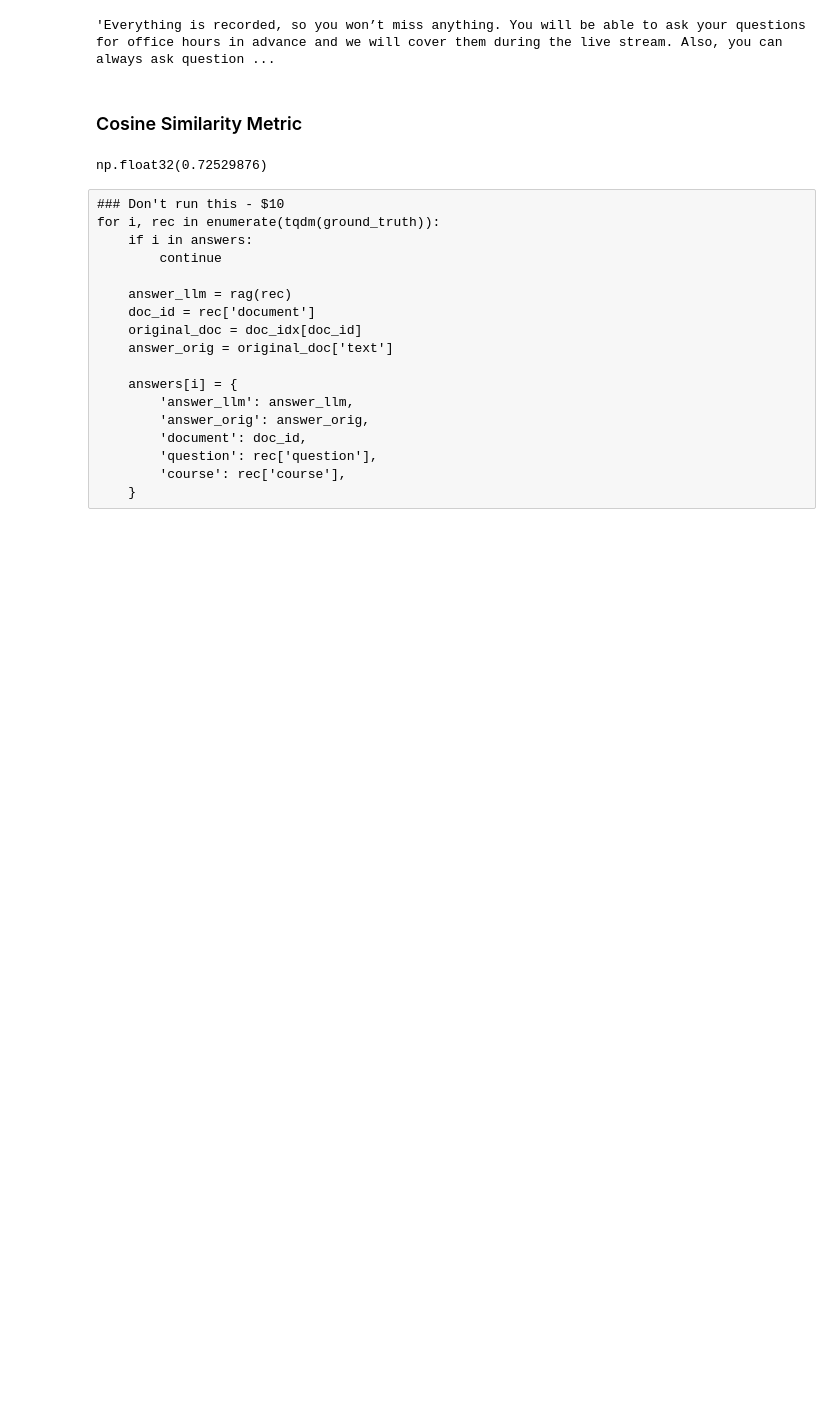
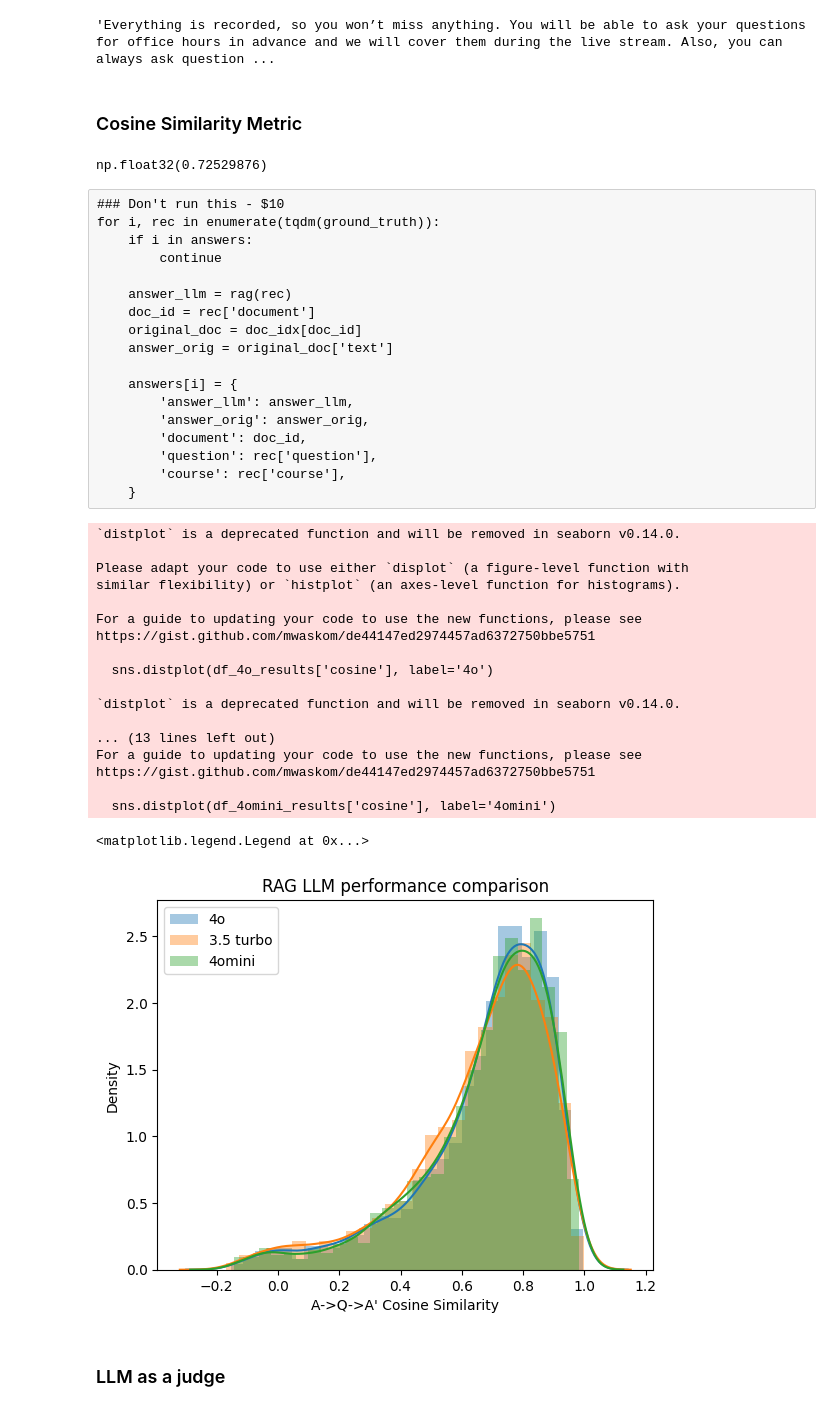
Before and after one commit to eadka/LLMcourseDT, a Jupyter notebook: 03-evaluation/03_offline_rag_evaluation.ipynb, the cells around one changed output. Saved outputs shown, nothing was run; the diff lists cells and outputs as text; code cells hidden in the pictures; blank space fills up the shorter version.

```diff
--- a/03-evaluation/03_offline_rag_evaluation.ipynb
+++ b/03-evaluation/03_offline_rag_evaluation.ipynb
@@ -183,3 +184,14 @@ for i, rec in enumerate(tqdm(ground_truth)):
         'question': rec['question'],
         'course': rec['course'],
     }
+# %%
+# Loading the results from AG's files
+
+results_4o_url = url_prefix + 'rag_evaluation/data/results-gpt4o-cosine.csv'
+results_4omini_url = url_prefix + 'rag_evaluation/data/results-gpt4o-mini-cosine.csv'
+results_35_turbo_url = url_prefix + 'rag_evaluation/data/results-gpt35-cosine.csv'
+# %%
+#
+df_4o_results = pd.read_csv(results_4o_url)
+df_4omini_results = pd.read_csv(results_4omini_url)
+df_35turbo_results = pd.read_csv(results_35_turbo_url)
@@ -185,0 +201,30 @@ for i, rec in enumerate(tqdm(ground_truth)):
+# %%
+sns.distplot(df_4o_results['cosine'], label='4o')
+sns.distplot(df_35turbo_results['cosine'], label='3.5 turbo')
+sns.distplot(df_4omini_results['cosine'], label='4omini')
+
+plt.title('RAG LLM performance comparison')
+plt.xlabel("A->Q->A' Cosine Similarity")
+plt.legend()
+# %% [output]
+`distplot` is a deprecated function and will be removed in seaborn v0.14.0.
+
+Please adapt your code to use either `displot` (a figure-level function with
+similar flexibility) or `histplot` (an axes-level function for histograms).
+
+For a guide to updating your code to use the new functions, please see
+https://gist.github.com/mwaskom/de44147ed2974457ad6372750bbe5751
+
+  sns.distplot(df_4o_results['cosine'], label='4o')
+
+`distplot` is a deprecated function and will be removed in seaborn v0.14.0.
+
+... (13 lines left out)
+For a guide to updating your code to use the new functions, please see
+https://gist.github.com/mwaskom/de44147ed2974457ad6372750bbe5751
+
+  sns.distplot(df_4omini_results['cosine'], label='4omini')
+<matplotlib.legend.Legend at 0x...>
+[figure, added]
+# %% [markdown]
+### LLM as a judge
```
Also changed, not shown: parts of 3 cells of this notebook, 1 other file.
